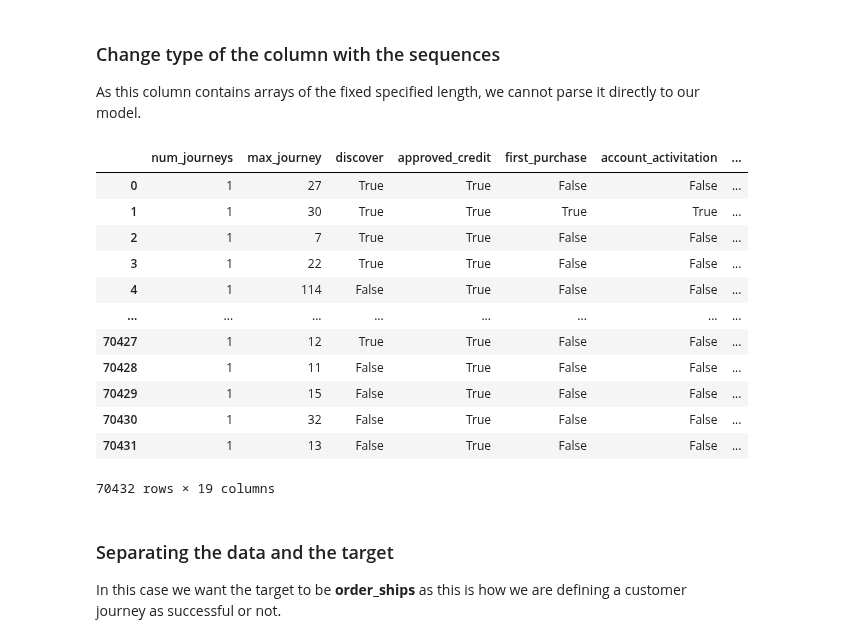
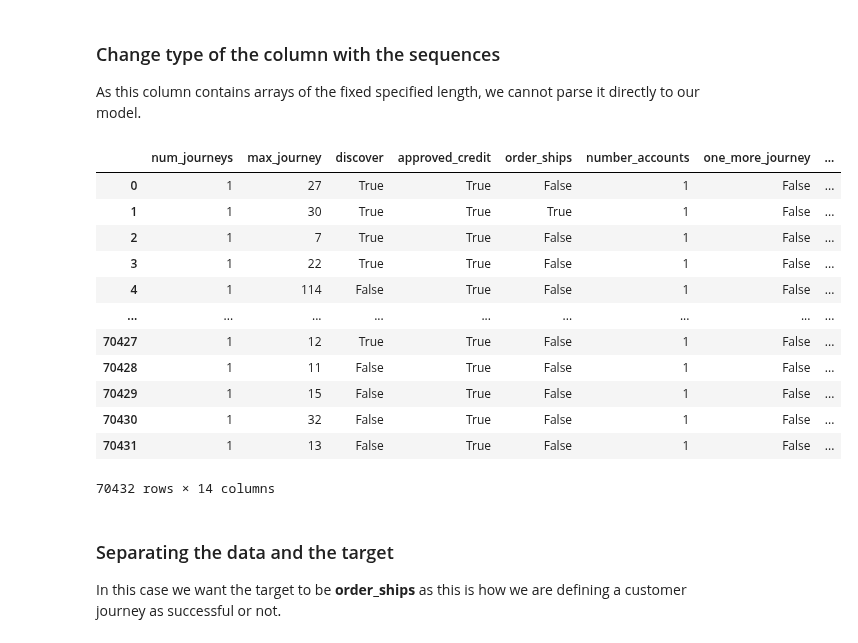
Before and after one commit to taroii/STATSM148, a Jupyter notebook: Python-Files/ Model-ClassificationCust-Axel.ipynb, the cells around one changed output. Saved outputs shown, nothing was run; the diff lists cells and outputs as text; code cells hidden in the pictures.

```diff
--- a/Python-Files/ Model-ClassificationCust-Axel.ipynb
+++ b/Python-Files/ Model-ClassificationCust-Axel.ipynb
@@ -83,4 +83,5 @@ df_selected = df.loc[idxs]
 * First 5 events
 * max_milestone
 # %%
-df_prueba = df_selected.drop(columns=['first_5_events', 'max_milestone', 'downpayment_cleared', ])
+df_prueba = df_selected.drop(columns=['max_milestone', 'downpayment_cleared', 'first_purchase', 'downpayment_received', 'account_activitation'])
+df_prueba
@@ -103,29 +119,29 @@ class Embedding(nn.Module):
         return x
 # %%
 # Embed event id sequence into smaller dimension
-event_id = df_selected.first_5_events
+event_id = df_prueba.first_5_events
 event_id = torch.tensor(event_id.to_list()).float()
 emb = Embedding(5, 5)
 event_id = emb(event_id)
 # %%
 event_id_df = pd.DataFrame(event_id.detach().numpy())
-ori_dfx = df_selected.drop(columns='first_5_events').reset_index(drop=True)
+ori_dfx = df_prueba.drop(columns='first_5_events').reset_index(drop=True)
 new_dfx = pd.concat([ori_dfx, event_id_df], axis=1)
 new_dfx
 # %% [output]
-|  | num_journeys | max_journey | discover | approved_credit | first_purchase | account_activitation | ... |
-| 0 | 1 | 27 | True | True | False | False | ... |
-| 1 | 1 | 30 | True | True | True | True | ... |
-| 2 | 1 | 7 | True | True | False | False | ... |
-| 3 | 1 | 22 | True | True | False | False | ... |
-| 4 | 1 | 114 | False | True | False | False | ... |
-| ... | ... | ... | ... | ... | ... | ... | ... |
-| 70427 | 1 | 12 | True | True | False | False | ... |
-| 70428 | 1 | 11 | False | True | False | False | ... |
-| 70429 | 1 | 15 | False | True | False | False | ... |
-| 70430 | 1 | 32 | False | True | False | False | ... |
-| 70431 | 1 | 13 | False | True | False | False | ... |
+|  | num_journeys | max_journey | discover | approved_credit | order_ships | number_accounts | one_more_journey | ... |
+| 0 | 1 | 27 | True | True | False | 1 | False | ... |
+| 1 | 1 | 30 | True | True | True | 1 | False | ... |
+| 2 | 1 | 7 | True | True | False | 1 | False | ... |
+| 3 | 1 | 22 | True | True | False | 1 | False | ... |
+| 4 | 1 | 114 | False | True | False | 1 | False | ... |
+| ... | ... | ... | ... | ... | ... | ... | ... | ... |
+| 70427 | 1 | 12 | True | True | False | 1 | False | ... |
+| 70428 | 1 | 11 | False | True | False | 1 | False | ... |
+| 70429 | 1 | 15 | False | True | False | 1 | False | ... |
+| 70430 | 1 | 32 | False | True | False | 1 | False | ... |
+| 70431 | 1 | 13 | False | True | False | 1 | False | ... |
-70432 rows × 19 columns
+70432 rows × 14 columns
 # %% [markdown]
 ### Separating the data and the target
 
```
Also changed, not shown: parts of 7 cells of this notebook, 1 other file.
